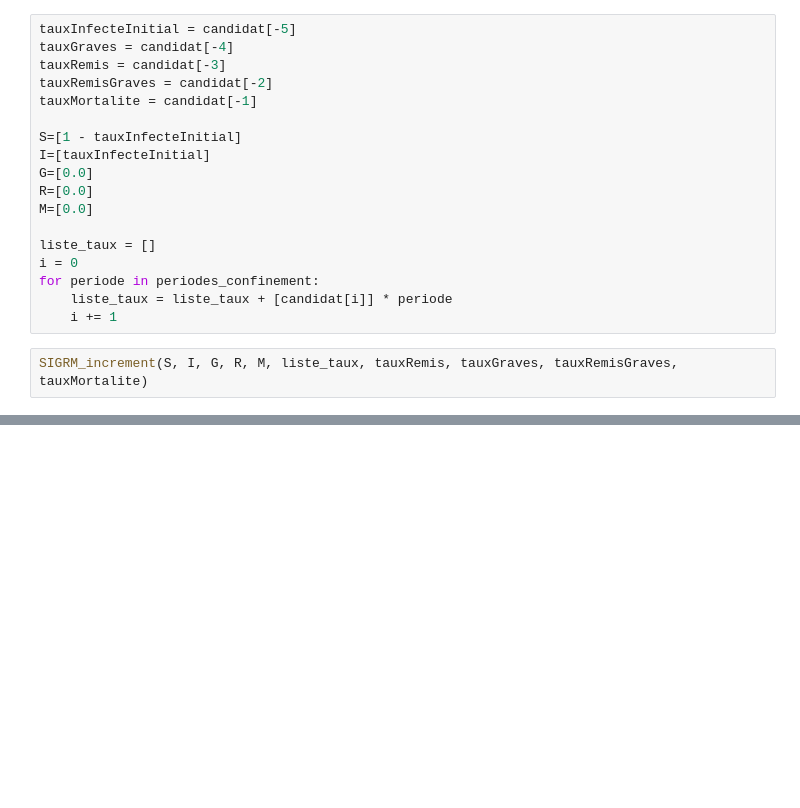
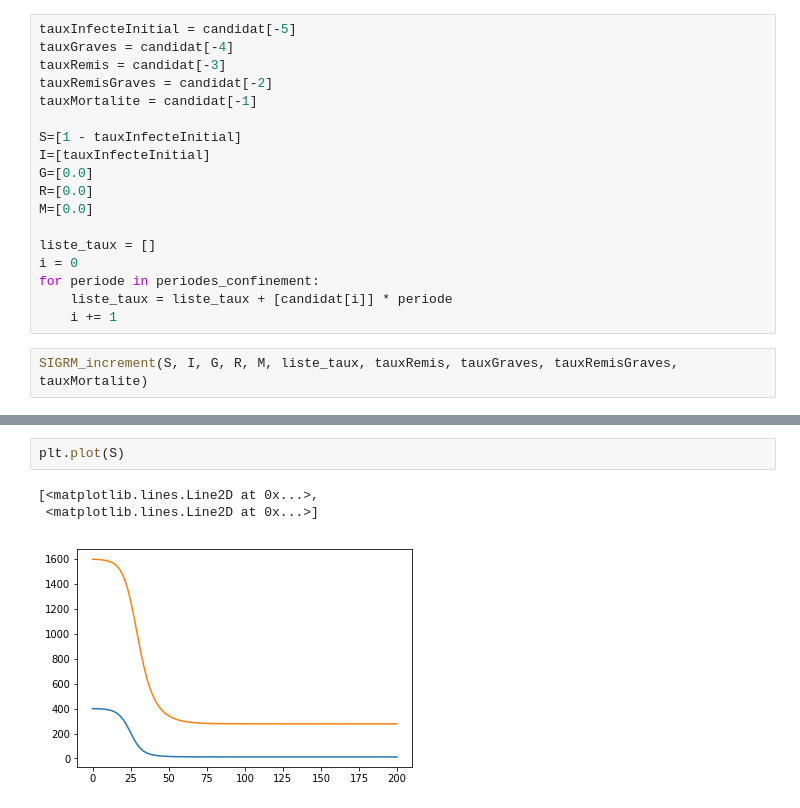
Before and after one commit to cristal-smac/covid, a Jupyter notebook: covid_simplifie.ipynb, the cells around one changed output, grey strips where cells are left out. Drawn from its saved outputs; the diff is of its cells as text; blank space fills up the shorter version.

```diff
--- a/covid_simplifie.ipynb
+++ b/covid_simplifie.ipynb
@@ -144,0 +205,6 @@ plt.grid()
+# %%
+plt.plot(S)
+# %% [output]
+[<matplotlib.lines.Line2D at 0x...>,
+ <matplotlib.lines.Line2D at 0x...>]
+[figure, added]
```
Also changed, not shown: parts of 15 cells of this notebook.
